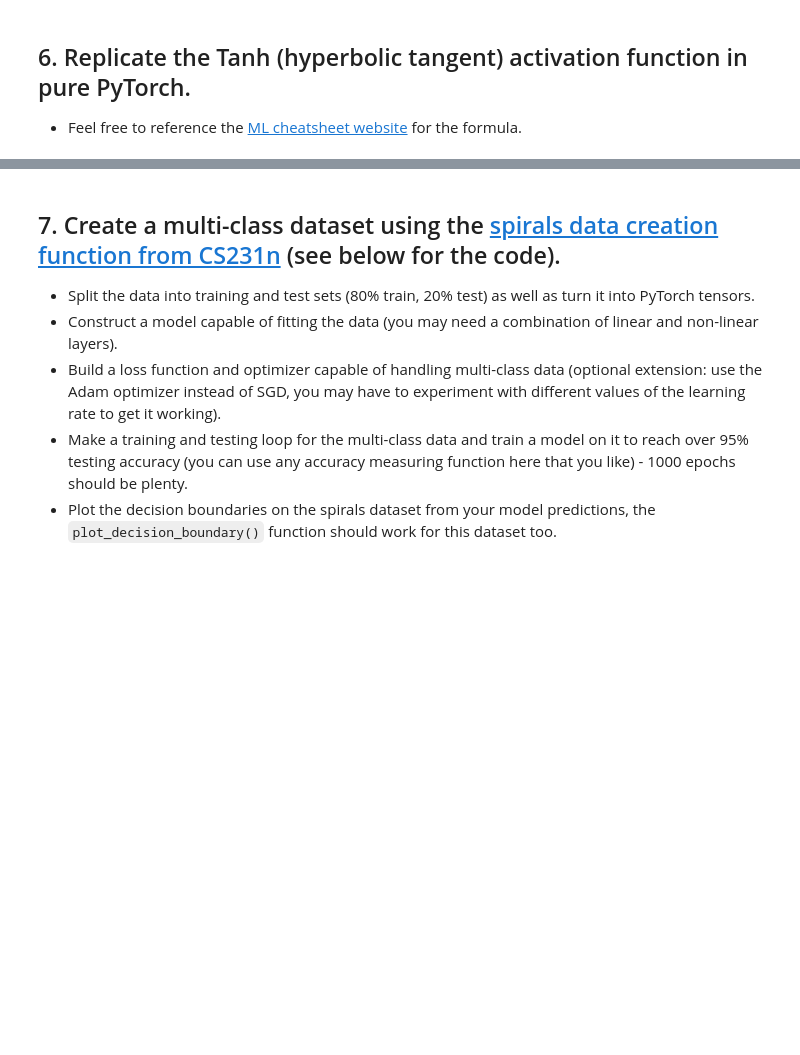
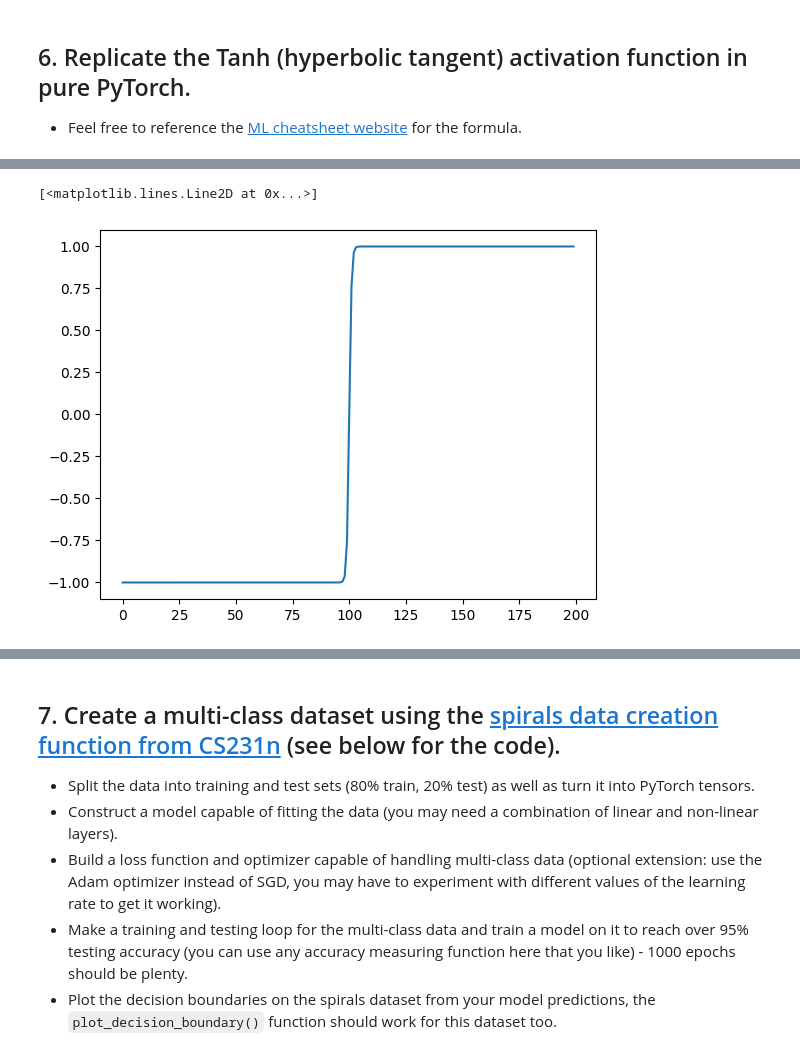
Before and after one commit to dadosbon2/Data-Mining-Exercises, a Jupyter notebook: colabExercises/Übung6_1Pytorch_Klassifikation.ipynb, the cells around one changed output, grey strips where cells are left out. Saved outputs shown, nothing was run; the diff lists cells and outputs as text; code cells hidden in the pictures; blank space fills up the shorter version.

```diff
--- a/colabExercises/Übung6_1Pytorch_Klassifikation.ipynb
+++ b/colabExercises/Übung6_1Pytorch_Klassifikation.ipynb
@@ -304,2 +329,6 @@ def plot_decision_boundary(model, X, y):
 # %%
 # Test torch.tanh() on the tensor and plot it
+plt.plot(torch.tanh(tensor_A))
+# %% [output]
+[<matplotlib.lines.Line2D at 0x...>]
+[figure, added]
```
Also changed, not shown: parts of 18 cells of this notebook.
